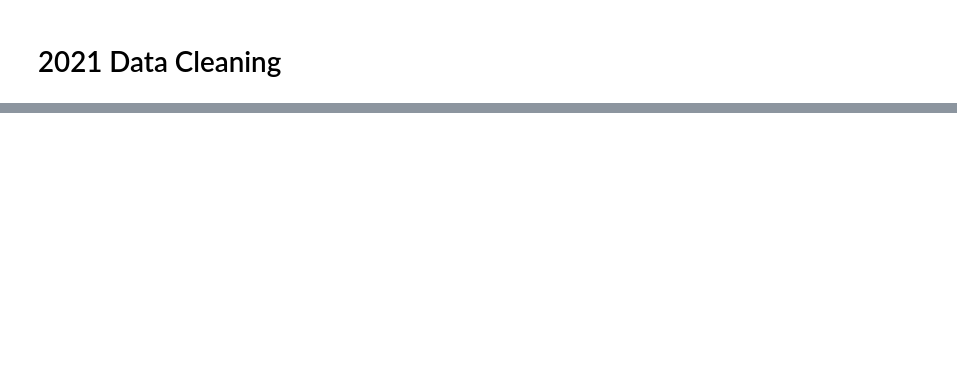
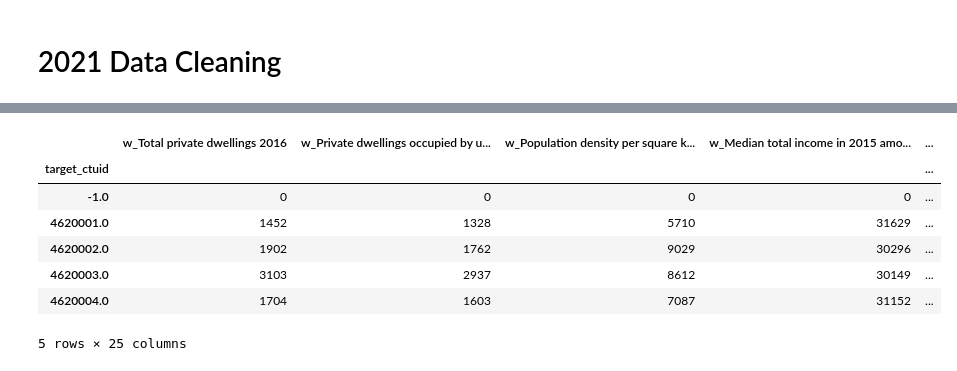
Before and after one commit to emilienuy/degentrifAI, a Jupyter notebook: De_gentrificAItion.ipynb, the cells around one changed output, grey strips where cells are left out. Drawn from its saved outputs; the diff is of its cells as text; code cells hidden in the pictures; blank space fills up the shorter version.

Commit message:
feat: census tract merging code added

```diff
--- a/De_gentrificAItion.ipynb
+++ b/De_gentrificAItion.ipynb
@@ -197,0 +366,72 @@ Montréal                    1823281.0
+# %%
+# example of apportioning data from source tracts to target tracts using an apportionment (i.e. crosswalk) table
+import numpy as np
+# the apportionment table
+crosswalk_csv = '/content/drive/MyDrive/Ai4Good Colabs (Emily Hong)/ct_2016_2021.csv'
+
+# the csv with source tract data to apportioned
+data_csv = '/content/drive/MyDrive/Ai4Good Colabs (Emily Hong)/2016_output.csv'
+
+
+# the name of the field pertaining to the ctuid in data_csv
+ctuidcol = "ctuid"
+
+# names of columns we ewant ot apportion
+fields = [
+    #'Population percentage change, 2011 to 2016',
+    'Total private dwellings 2016',
+    'Private dwellings occupied by usual residents 2016',
+    'Population density per square kilometre 2016',
+    'Median total income in 2015 among recipients ($) 2016',
+    'Average household size 2016',
+    'Non-immigrants 2016',
+    'Immigrants 2016',
+    'Total visible minority population 2016',
+    'Owner 2016',
+    'Renter 2016',
+    'Band housing 2016',
+    'Condominium 2016',
+    'Not condominium 2016',
+    'Average number of rooms per dwelling 2016',
+    'Suitable 2016',
+    'Not suitable 2016',
+    'Only regular maintenance or minor repairs needed 2016',
+    'Major repairs needed 2016',
+    'Average monthly shelter costs for owned dwellings ($) 2016',
+    'Average value of dwellings ($) 2016',
+    '% of tenant households in subsidized housing 2016',
+    'Average monthly shelter costs for rented dwellings ($) 2016',
+    'In the labour force 2016',
+    'Employed 2016',
+    'Unemployed 2016'
+]
+
+
+# output file name
+output_file_name = '/content/drive/MyDrive/Ai4Good Colabs (Emily Hong)/data_from_2016_into_2021_CTs.csv'
+
+# read in the data
+df = pd.read_csv(data_csv)
+
+# read in crosswalk table
+cw = pd.read_csv(crosswalk_csv)
+
+# joining the two input tables
+merge_cw_df = cw.merge(df, how = "inner", left_on = "source_ctuid", right_on = ctuidcol)
+# print(merge_cw_df.head())
+# loop over each field, multiplying by the apportionment weight
+output_fields = []
+for f in fields:
+    print(f)
+    merge_cw_df["w_" + f] = np.asarray(merge_cw_df["w_pop"]) * np.asarray( pd.to_numeric(merge_cw_df[f], errors='coerce'))
+    output_fields.append("w_" + f)
+
+# group by the target census tracts, summing by the wanted fields
+output_data = merge_cw_df.groupby(["target_ctuid"]).sum()
+output_data = output_data[output_fields]
+output_data= output_data.astype(int)
+
+# write to file
+output_data.to_csv(output_file_name)
+output_data.head()
+# %% [output]
@@ -197,0 +455,8 @@ Montréal                    1823281.0
+|  | w_Total private dwellings 2016 | w_Private dwellings occupied by u... | w_Population density per square k... | w_Median total income in 2015 amo... | ... |
+| target_ctuid |  |  |  |  | ... |
+| -1.0 | 0 | 0 | 0 | 0 | ... |
+| 4620001.0 | 1452 | 1328 | 5710 | 31629 | ... |
+| 4620002.0 | 1902 | 1762 | 9029 | 30296 | ... |
+| 4620003.0 | 3103 | 2937 | 8612 | 30149 | ... |
+| 4620004.0 | 1704 | 1603 | 7087 | 31152 | ... |
+5 rows × 25 columns
```
Also changed, not shown: parts of 18 cells of this notebook.
